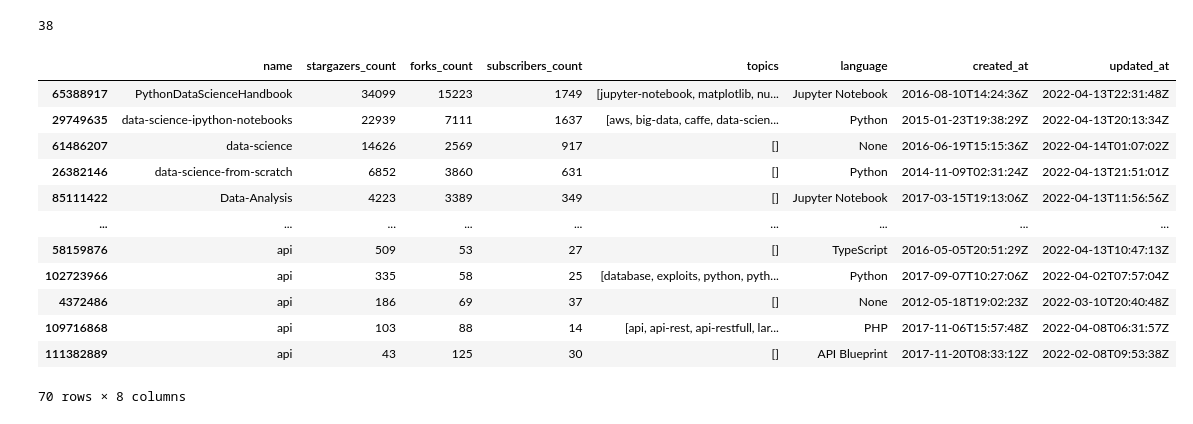
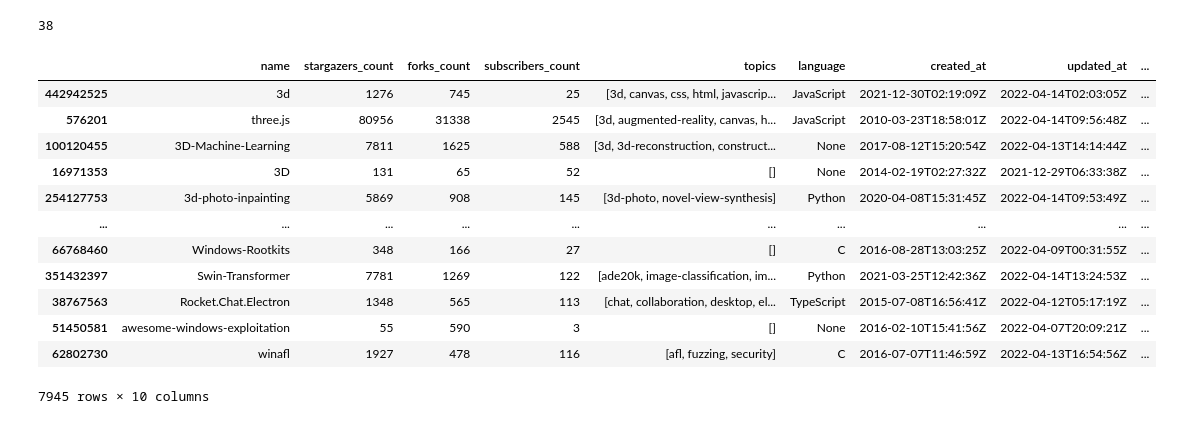
Before and after one commit to michbaum/githubGraph, a Jupyter notebook: GitHub_scraping.ipynb, the cells around one changed output. Cells and saved outputs as stored; diff of their text form; code cells hidden in the pictures.

Commit message:
scraped repo data

```diff
--- a/GitHub_scraping.ipynb
+++ b/GitHub_scraping.ipynb
@@ -35,17 +36,19 @@ def get_repo_info(keyword, stop=10):
         repo_important_info = {}
         for info in info_to_scrape:
             repo_important_info[info] = repo_info[info]
+        repo_important_info['url'] = repo_url
+        repo_important_info['search_word'] = keyword
         all_repo_info[repo_name] = repo_important_info
-    repo_df = pd.DataFrame.from_dict(all_repo_info, orient='index', columns=info_to_scrape)
+    repo_df = pd.DataFrame.from_dict(all_repo_info, orient='index', columns=info_to_scrape+['url','search_word'])
     return repo_df
 
-def all_repo_info(keyword, stop=10):
-    repo_df = pd.DataFrame(columns=['name',"stargazers_count", "forks_count", 'subscribers_count', 'topics', 'language', 'created_at','updated_at'])
+def all_repo_info(keywords, stop=10):
+    repo_df = pd.DataFrame(columns=['name',"stargazers_count", "forks_count", 'subscribers_count', 'topics', 'language', 'created_at','updated_at','url','search_word'])
     for k in keywords:
         new_repo = get_repo_info(k, stop=stop)
         print(k,len(new_repo.index))
         repo_df = pd.concat([repo_df,new_repo])
-        repo_df.to_csv('most_updated_repo_info.csv')
+        repo_df.to_csv('most_updated_repo_info_stop25to75.csv')
     return repo_df
 
 
@@ -66,15 +69,13 @@ TYPE = 'Repositories'
 def get_repo_urls(keyword, stop=10):
     urls = []
     page = None
-    for page_num in tqdm(range(0, stop),desc="Scraping top GitHub URLs..."):
+    for page_num in tqdm(range(25, stop),desc="Scraping top GitHub URLs..."):
         keyword_no_space = ("+").join(keyword.split(" "))
         url = f"https://github.com/search?o=desc&p={str(page_num)}&q={keyword_no_space}&s=&type={TYPE}"
         if page and page.status_code == 429:
-            print('sleeping')
             time.sleep(60)
         page = requests.get(url, headers={'User-agent':'Mozilla/5.0 (Macintosh; Intel Mac OS X 10_15_7) AppleWebKit/605.1.15 (KHTML, like Gecko) Version/15.4 Safari/605.1.15'})
         if page.status_code == 429:
-            print('sleeping')
             time.sleep(60)
         soup = BeautifulSoup(page.text, "html.parser")
         a_tags = soup.find_all("a", class_=SCRAPE_CLASS[TYPE])
@@ -83,6 +84,6 @@ def get_repo_urls(keyword, stop=10):
         time.sleep(5)
     return urls
 # %%
-info = all_repo_info(github_topics, stop=10)
-#repos_1 = get_repo_urls("machine learning", stop=10)
-#print(len(repos_1))
+info = all_repo_info(github_topics, stop=75)
+topic_rel = topic_relationship_table(info)
+topic_rel.to_csv('topic_relationship_table_stop25to75.csv')
@@ -89,21 +104,21 @@ info = all_repo_info(github_topics, stop=10)
-# %%
-len(github_topics)
-# %% [output]
-38
+# %%
+len(github_topics)
+# %% [output]
+38
 # %%
-info
+info[info.language != np.nan]
 # %% [output]
-|  | name | stargazers_count | forks_count | subscribers_count | topics | language | created_at | updated_at |
-| 65388917 | PythonDataScienceHandbook | 34099 | 15223 | 1749 | [jupyter-notebook, matplotlib, nu... | Jupyter Notebook | 2016-08-10T14:24:36Z | 2022-04-13T22:31:48Z |
-| 29749635 | data-science-ipython-notebooks | 22939 | 7111 | 1637 | [aws, big-data, caffe, data-scien... | Python | 2015-01-23T19:38:29Z | 2022-04-13T20:13:34Z |
-| 61486207 | data-science | 14626 | 2569 | 917 | [] | None | 2016-06-19T15:15:36Z | 2022-04-14T01:07:02Z |
-| 26382146 | data-science-from-scratch | 6852 | 3860 | 631 | [] | Python | 2014-11-09T02:31:24Z | 2022-04-13T21:51:01Z |
-| 85111422 | Data-Analysis | 4223 | 3389 | 349 | [] | Jupyter Notebook | 2017-03-15T19:13:06Z | 2022-04-13T11:56:56Z |
-| ... | ... | ... | ... | ... | ... | ... | ... | ... |
-| 58159876 | api | 509 | 53 | 27 | [] | TypeScript | 2016-05-05T20:51:29Z | 2022-04-13T10:47:13Z |
-| 102723966 | api | 335 | 58 | 25 | [database, exploits, python, pyth... | Python | 2017-09-07T10:27:06Z | 2022-04-02T07:57:04Z |
-| 4372486 | api | 186 | 69 | 37 | [] | None | 2012-05-18T19:02:23Z | 2022-03-10T20:40:48Z |
-| 109716868 | api | 103 | 88 | 14 | [api, api-rest, api-restfull, lar... | PHP | 2017-11-06T15:57:48Z | 2022-04-08T06:31:57Z |
-| 111382889 | api | 43 | 125 | 30 | [] | API Blueprint | 2017-11-20T08:33:12Z | 2022-02-08T09:53:38Z |
+|  | name | stargazers_count | forks_count | subscribers_count | topics | language | created_at | updated_at | ... |
+| 442942525 | 3d | 1276 | 745 | 25 | [3d, canvas, css, html, javascrip... | JavaScript | 2021-12-30T02:19:09Z | 2022-04-14T02:03:05Z | ... |
+| 576201 | three.js | 80956 | 31338 | 2545 | [3d, augmented-reality, canvas, h... | JavaScript | 2010-03-23T18:58:01Z | 2022-04-14T09:56:48Z | ... |
+| 100120455 | 3D-Machine-Learning | 7811 | 1625 | 588 | [3d, 3d-reconstruction, construct... | None | 2017-08-12T15:20:54Z | 2022-04-13T14:14:44Z | ... |
+| 16971353 | 3D | 131 | 65 | 52 | [] | None | 2014-02-19T02:27:32Z | 2021-12-29T06:33:38Z | ... |
+| 254127753 | 3d-photo-inpainting | 5869 | 908 | 145 | [3d-photo, novel-view-synthesis] | Python | 2020-04-08T15:31:45Z | 2022-04-14T09:53:49Z | ... |
+| ... | ... | ... | ... | ... | ... | ... | ... | ... | ... |
+| 66768460 | Windows-Rootkits | 348 | 166 | 27 | [] | C | 2016-08-28T13:03:25Z | 2022-04-09T00:31:55Z | ... |
+| 351432397 | Swin-Transformer | 7781 | 1269 | 122 | [ade20k, image-classification, im... | Python | 2021-03-25T12:42:36Z | 2022-04-14T13:24:53Z | ... |
+| 38767563 | Rocket.Chat.Electron | 1348 | 565 | 113 | [chat, collaboration, desktop, el... | TypeScript | 2015-07-08T16:56:41Z | 2022-04-12T05:17:19Z | ... |
+| 51450581 | awesome-windows-exploitation | 55 | 590 | 3 | [] | None | 2016-02-10T15:41:56Z | 2022-04-07T20:09:21Z | ... |
+| 62802730 | winafl | 1927 | 478 | 116 | [afl, fuzzing, security] | C | 2016-07-07T11:46:59Z | 2022-04-13T16:54:56Z | ... |
-70 rows × 8 columns
+7945 rows × 10 columns
 # %%
```
Also changed, not shown: parts of 3 cells of this notebook, 12 other files.
